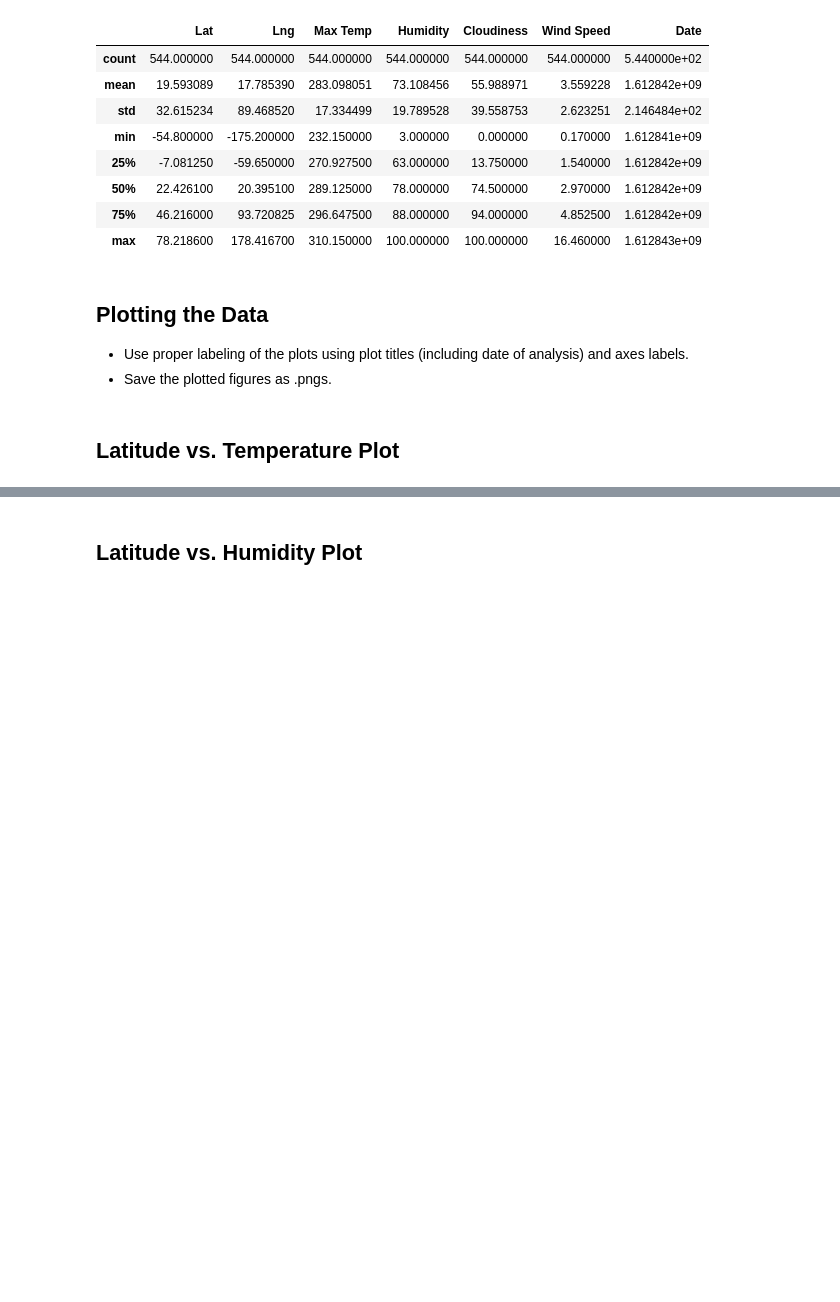
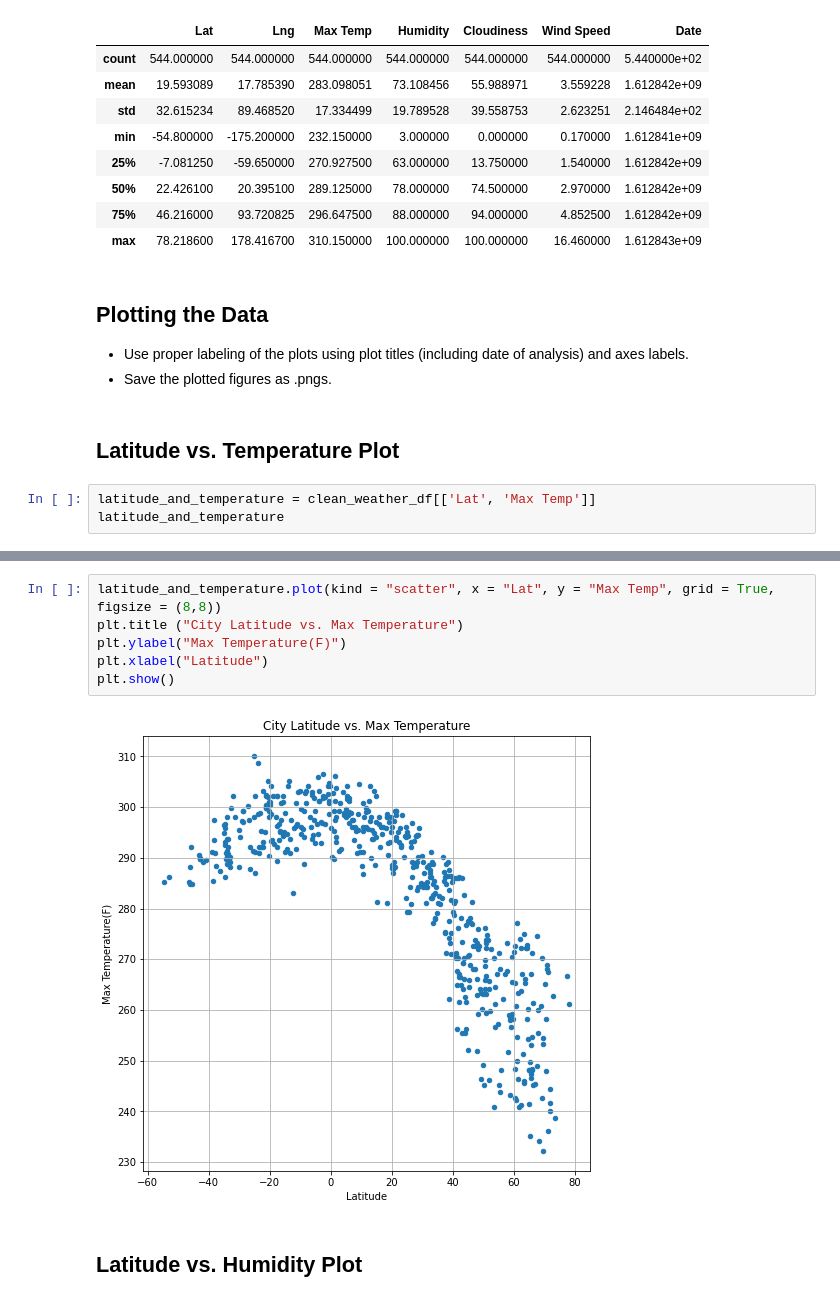
Before and after one commit to Ainash-Toleu/weather-analysis-api, a Jupyter notebook: WeatherPy/WeatherPy.ipynb, the cells around one changed output, grey strips where cells are left out. Drawn from its saved outputs; the diff is of its cells as text; blank space fills up the shorter version.

Commit message:
scatter plot drafts

```diff
--- a/WeatherPy/WeatherPy.ipynb
+++ b/WeatherPy/WeatherPy.ipynb
@@ -230,3 +230,6 @@ clean_weather_df.describe()
 * Save the plotted figures as .pngs.
 # %% [markdown]
 ## Latitude vs. Temperature Plot
+# %%
+latitude_and_temperature = clean_weather_df[['Lat', 'Max Temp']]
+latitude_and_temperature
@@ -233,2 +250,10 @@ clean_weather_df.describe()
+# %%
+latitude_and_temperature.plot(kind = "scatter", x = "Lat", y = "Max Temp", grid = True, figsize = (8,8))
+plt.title ("City Latitude vs. Max Temperature")
+plt.ylabel("Max Temperature(F)")
+plt.xlabel("Latitude")
+plt.show()
+# %% [output]
+[figure, added]
 # %% [markdown]
 ## Latitude vs. Humidity Plot
```
Also changed, not shown: parts of 5 cells of this notebook.
